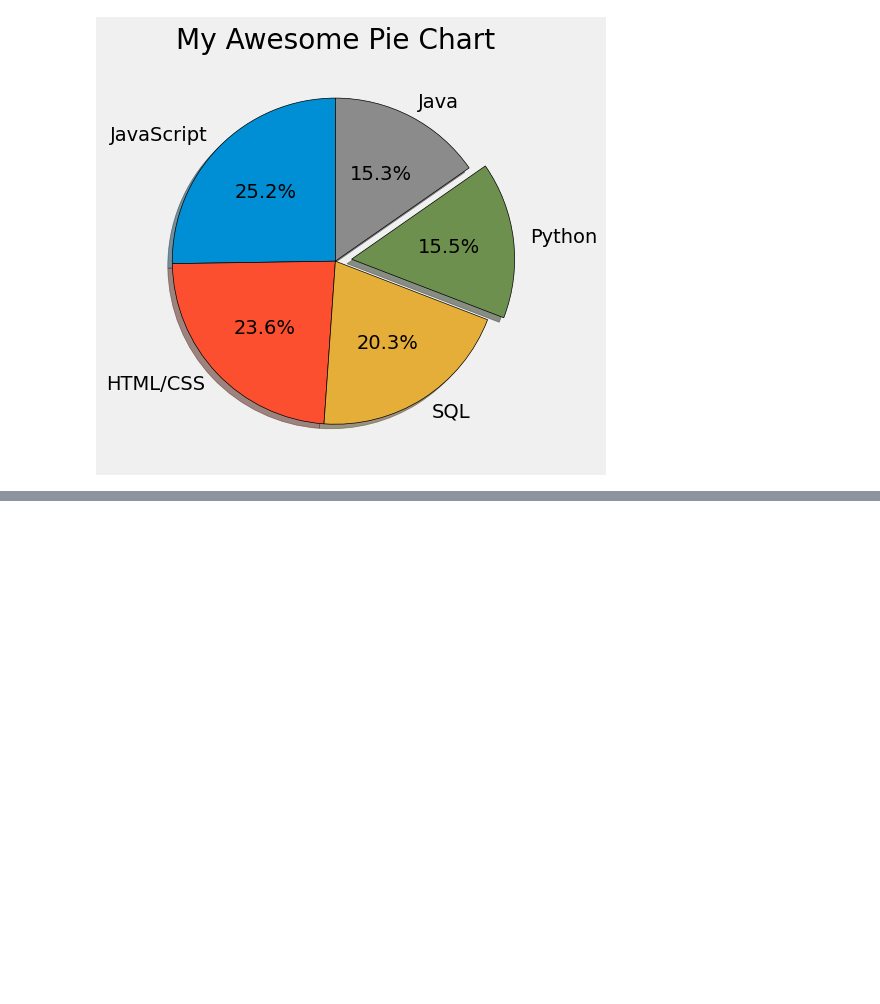
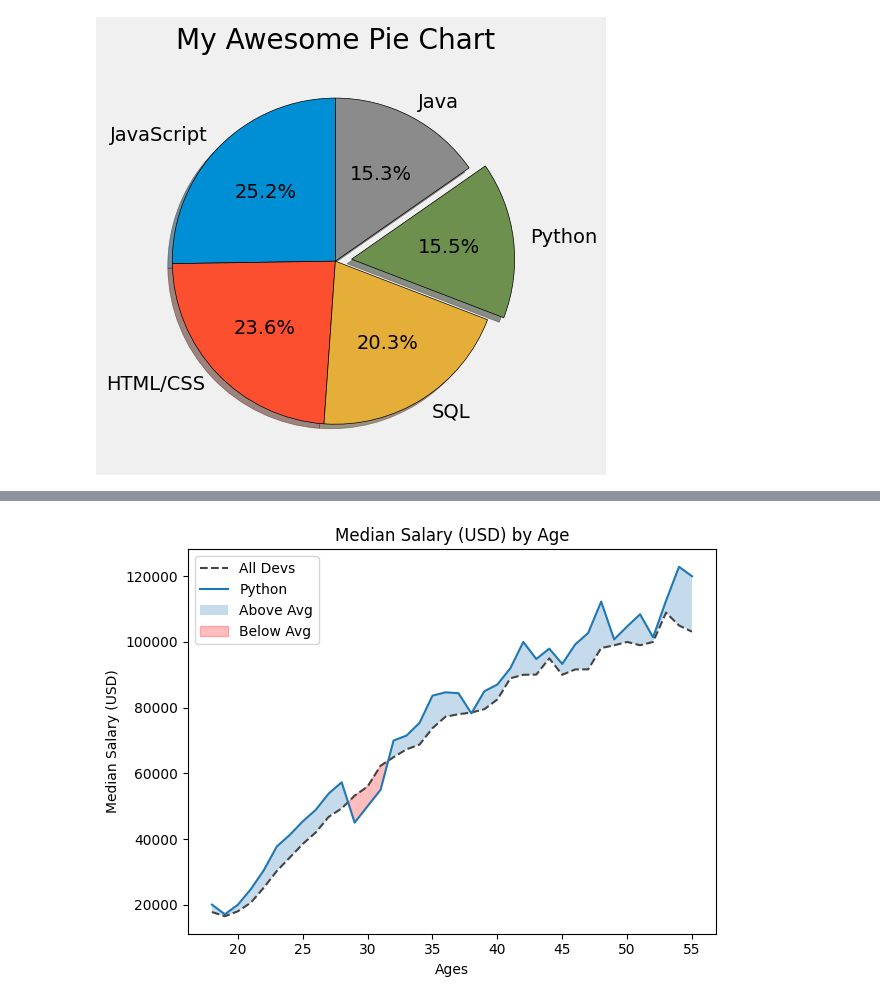
Before and after one commit to snmath-pi/MachineLearning, a Jupyter notebook: matplotlib.ipynb, the cells around one changed output, grey strips where cells are left out. Saved outputs shown, nothing was run; the diff lists cells and outputs as text; code cells hidden in the pictures; blank space fills up the shorter version.

```diff
--- a/matplotlib.ipynb
+++ b/matplotlib.ipynb
@@ -284,0 +274,38 @@ plt.show()
+# %%
+#Filling Area with line plots
+import pandas as pd
+from matplotlib import pyplot as plt
+
+data = pd.read_csv('/kaggle/input/computer-languages-wrt-age/data1.csv')
+ages = data['Age']
+dev_salaries = data['All_Devs']
+py_salaries = data['Python']
+js_salaries = data['JavaScript']
+
+plt.plot(ages, dev_salaries, color='#444444',
+         linestyle='--', label='All Devs')
+
+plt.plot(ages, py_salaries, label='Python')
+
+overall_median = 57287
+
+# plt.fill_between(ages, py_salaries, overall_median, where = (py_salaries > overall_median),
+#                  interpolate = True, alpha = 0.26)
+# plt.fill_between(ages, py_salaries, overall_median, where = (py_salaries <= overall_median),
+#                  interpolate = True, color = 'red', alpha = 0.26)
+
+plt.fill_between(ages, py_salaries, dev_salaries, where = (py_salaries > dev_salaries),
+                 interpolate = True, alpha = 0.26, label = 'Above Avg')
+plt.fill_between(ages, py_salaries, dev_salaries, where = (py_salaries <= dev_salaries),
+                 interpolate = True, color = 'red', alpha = 0.26, label = 'Below Avg')
+plt.legend()
+
+plt.title('Median Salary (USD) by Age')
+plt.xlabel('Ages')
+plt.ylabel('Median Salary (USD)')
+
+plt.tight_layout()
+
+plt.show()
+# %% [output]
+[figure, added]
```
Also changed, not shown: parts of 13 cells of this notebook.
